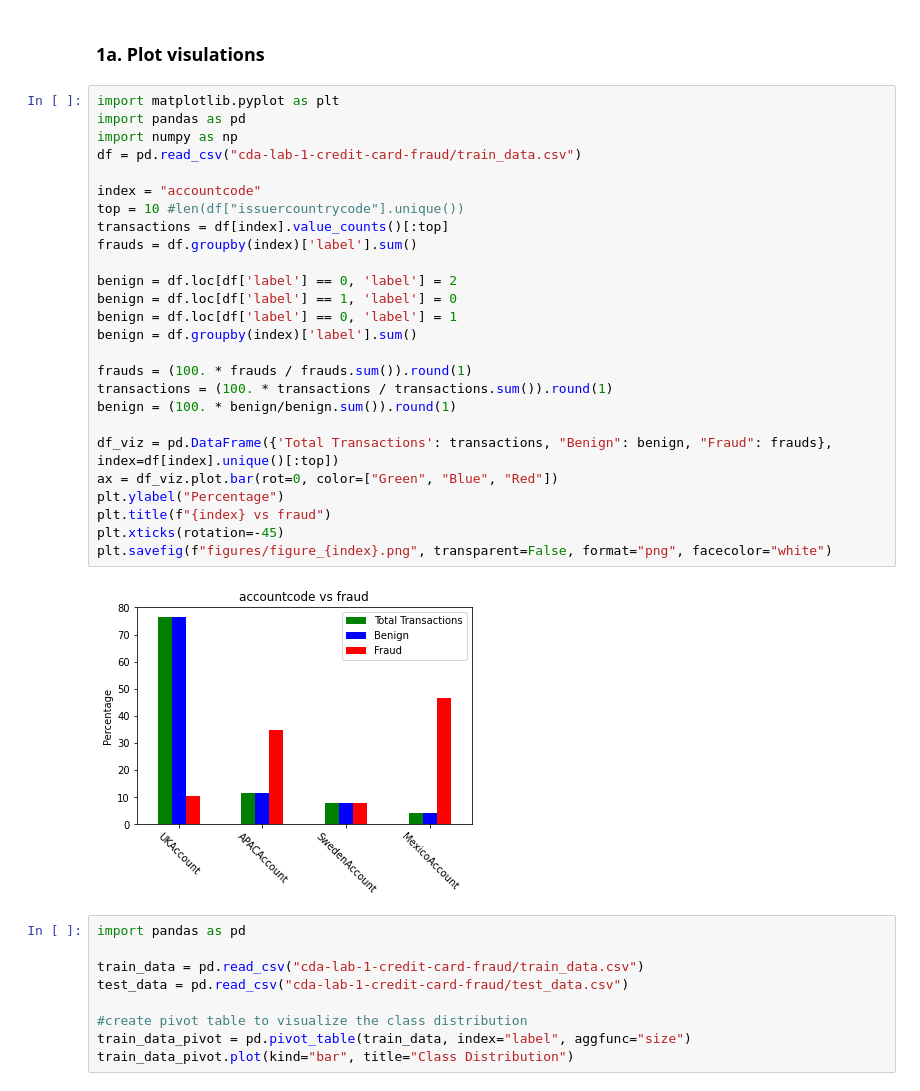
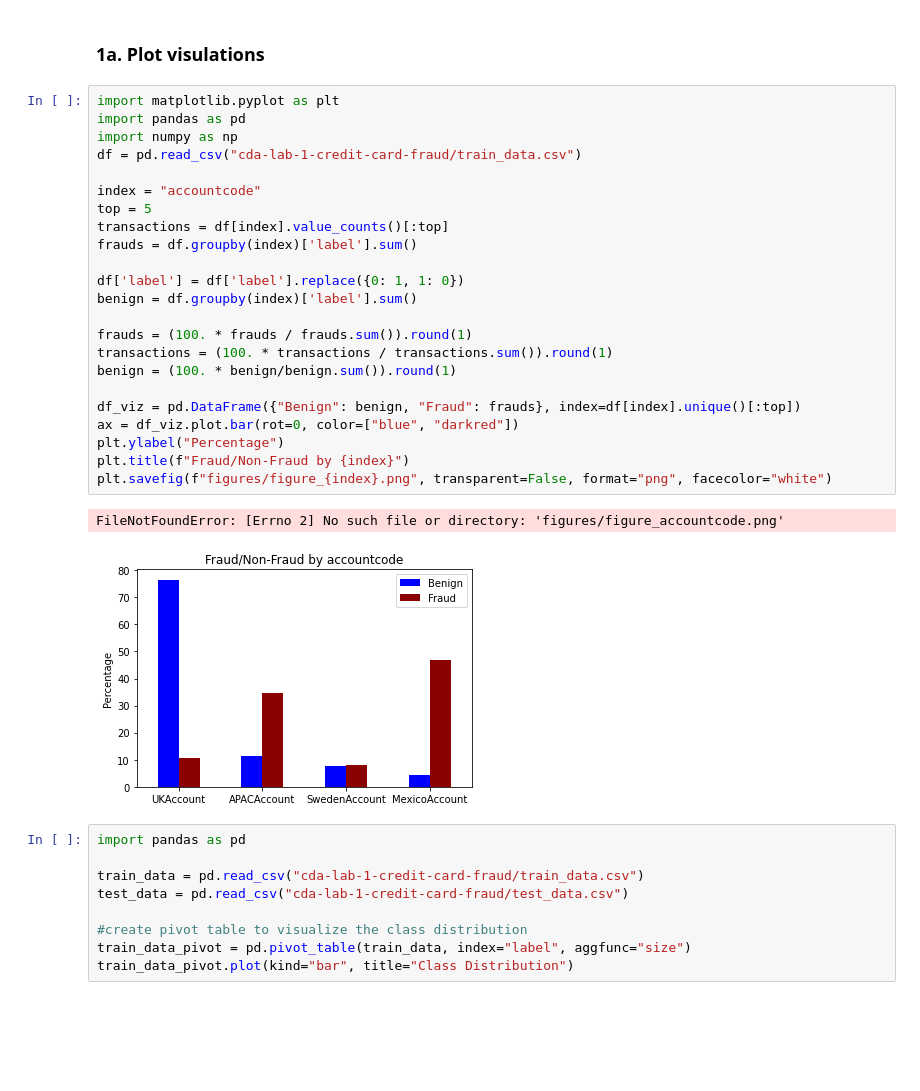
Before and after one commit to BigLob/CDA, a Jupyter notebook: Lab1-2021.ipynb, the cells around one changed output. Cells and saved outputs as stored; diff of their text form; blank space fills up the shorter version.

```diff
--- a/Lab1-2021.ipynb
+++ b/Lab1-2021.ipynb
@@ -43,31 +43,29 @@ Word count: 368
 # %%
 import matplotlib.pyplot as plt
 import pandas as pd
 import numpy as np
 df = pd.read_csv("cda-lab-1-credit-card-fraud/train_data.csv")
 
 index = "accountcode"
-top = 10 #len(df["issuercountrycode"].unique())
+top = 5
 transactions = df[index].value_counts()[:top]
 frauds = df.groupby(index)['label'].sum()
 
-benign = df.loc[df['label'] == 0, 'label'] = 2
-benign = df.loc[df['label'] == 1, 'label'] = 0
-benign = df.loc[df['label'] == 0, 'label'] = 1
+df['label'] = df['label'].replace({0: 1, 1: 0})
 benign = df.groupby(index)['label'].sum()
 
 frauds = (100. * frauds / frauds.sum()).round(1)
 transactions = (100. * transactions / transactions.sum()).round(1)
 benign = (100. * benign/benign.sum()).round(1)
 
-df_viz = pd.DataFrame({'Total Transactions': transactions, "Benign": benign, "Fraud": frauds}, index=df[index].unique()[:top])
-ax = df_viz.plot.bar(rot=0, color=["Green", "Blue", "Red"])
+df_viz = pd.DataFrame({"Benign": benign, "Fraud": frauds}, index=df[index].unique()[:top])
+ax = df_viz.plot.bar(rot=0, color=["blue", "darkred"])
 plt.ylabel("Percentage")
-plt.title(f"{index} vs fraud")
-plt.xticks(rotation=-45)
+plt.title(f"Fraud/Non-Fraud by {index}")
 plt.savefig(f"figures/figure_{index}.png", transparent=False, format="png", facecolor="white")
 # %% [output]
+FileNotFoundError: [Errno 2] No such file or directory: 'figures/figure_accountcode.png'
-[figure, old version]
+[figure, new version]
 # %%
 import pandas as pd
 
```
Also changed, not shown: parts of 18 cells of this notebook.
